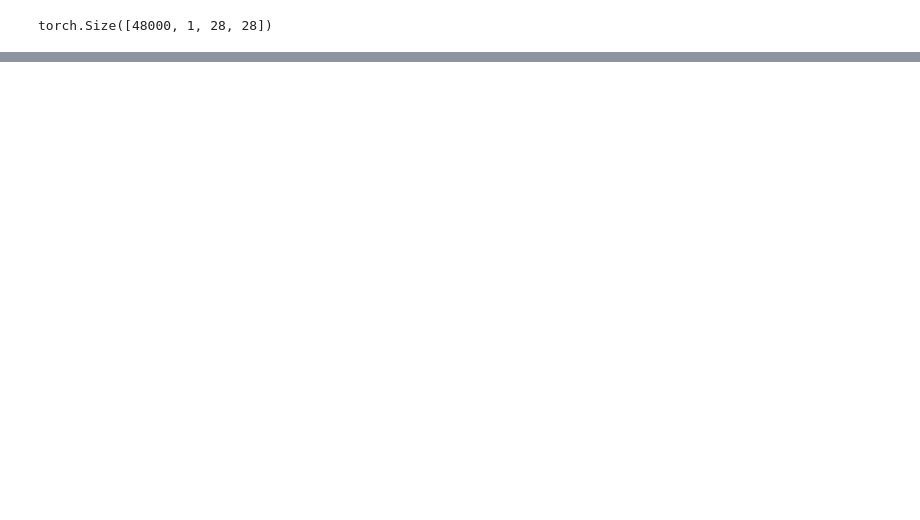
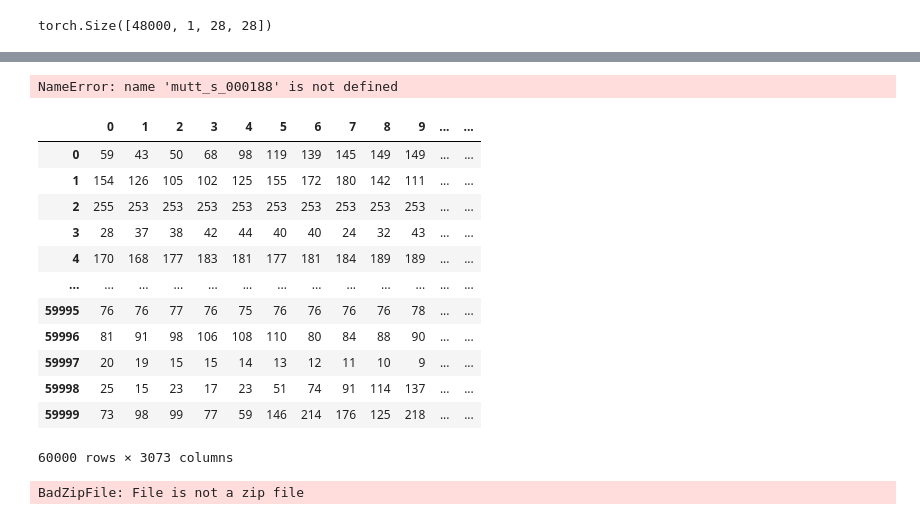
Before and after one commit to klemens-floege/svn_ensembles, a Jupyter notebook: test.ipynb, the cells around one changed output, grey strips where cells are left out. Saved outputs shown, nothing was run; the diff lists cells and outputs as text; code cells hidden in the pictures; blank space fills up the shorter version.

```diff
--- a/test.ipynb
+++ b/test.ipynb
@@ -375,0 +434,61 @@ torch.Size([48000, 10])
+# %%
+data_1[mutt_s_000188.png]
+# %% [output]
+NameError: name 'mutt_s_000188' is not defined
+# %%
+import pickle
+import numpy as np
+import pandas as pd
+
+def unpickle(file):
+    with open(file, 'rb') as fo:
+        data_dict = pickle.load(fo, encoding='bytes')
+    return data_dict
+
+def load_cifar10_batches(folder_path):
+    # Initialize variables for combined data and labels
+    combined_data = None
+    combined_labels = []
+
+    # Load all batches
+    for i in range(1, 6):  # data_batch_1 to data_batch_5
+        batch_file = f"{folder_path}/data_batch_{i}"
+        batch_data = unpickle(batch_file)
+        if combined_data is None:
+            combined_data = batch_data[b'data']
+        else:
+            combined_data = np.vstack((combined_data, batch_data[b'data']))
+        combined_labels += batch_data[b'labels']
+
+    # Load the test batch
+    test_data = unpickle(f"{folder_path}/test_batch")
+    combined_data = np.vstack((combined_data, test_data[b'data']))
+    combined_labels += test_data[b'labels']
+
+    # Create DataFrame
+    df = pd.DataFrame(combined_data)
+    df['label'] = combined_labels
+
+    return df
+
+# Specify the path to the CIFAR-10 folder
+folder_path = 'data/cifar-10/'
+
+# Load and combine CIFAR-10 data
+cifar10_df = load_cifar10_batches(folder_path)
+# %%
+cifar10_df
+# %% [output]
+|  | 0 | 1 | 2 | 3 | 4 | 5 | 6 | 7 | 8 | 9 | ... | ... |
+| 0 | 59 | 43 | 50 | 68 | 98 | 119 | 139 | 145 | 149 | 149 | ... | ... |
+| 1 | 154 | 126 | 105 | 102 | 125 | 155 | 172 | 180 | 142 | 111 | ... | ... |
+| 2 | 255 | 253 | 253 | 253 | 253 | 253 | 253 | 253 | 253 | 253 | ... | ... |
+| 3 | 28 | 37 | 38 | 42 | 44 | 40 | 40 | 24 | 32 | 43 | ... | ... |
+| 4 | 170 | 168 | 177 | 183 | 181 | 177 | 181 | 184 | 189 | 189 | ... | ... |
+| ... | ... | ... | ... | ... | ... | ... | ... | ... | ... | ... | ... | ... |
+| 59995 | 76 | 76 | 77 | 76 | 75 | 76 | 76 | 76 | 76 | 78 | ... | ... |
+| 59996 | 81 | 91 | 98 | 106 | 108 | 110 | 80 | 84 | 88 | 90 | ... | ... |
+| 59997 | 20 | 19 | 15 | 15 | 14 | 13 | 12 | 11 | 10 | 9 | ... | ... |
+| 59998 | 25 | 15 | 23 | 17 | 23 | 51 | 74 | 91 | 114 | 137 | ... | ... |
+| 59999 | 73 | 98 | 99 | 77 | 59 | 146 | 214 | 176 | 125 | 218 | ... | ... |
+60000 rows × 3073 columns
@@ -375,0 +530,4 @@ torch.Size([48000, 10])
+# %%
+x_train, y_train, x_test, y_test = load_cifar10_data('data/cifar-10/cifar10_data.xlsx', 0.2, 123)
+# %% [output]
+BadZipFile: File is not a zip file
```
Also changed, not shown: parts of 13 cells of this notebook, 9 other files.
